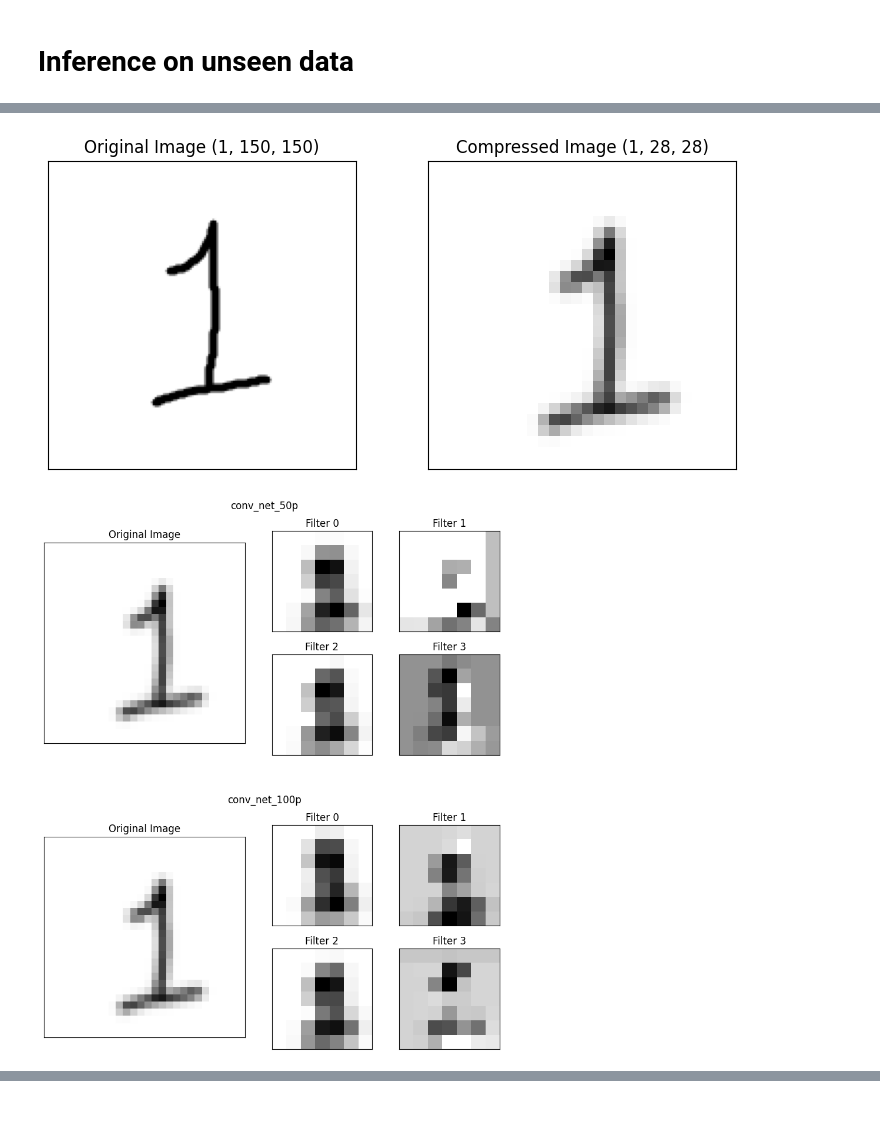
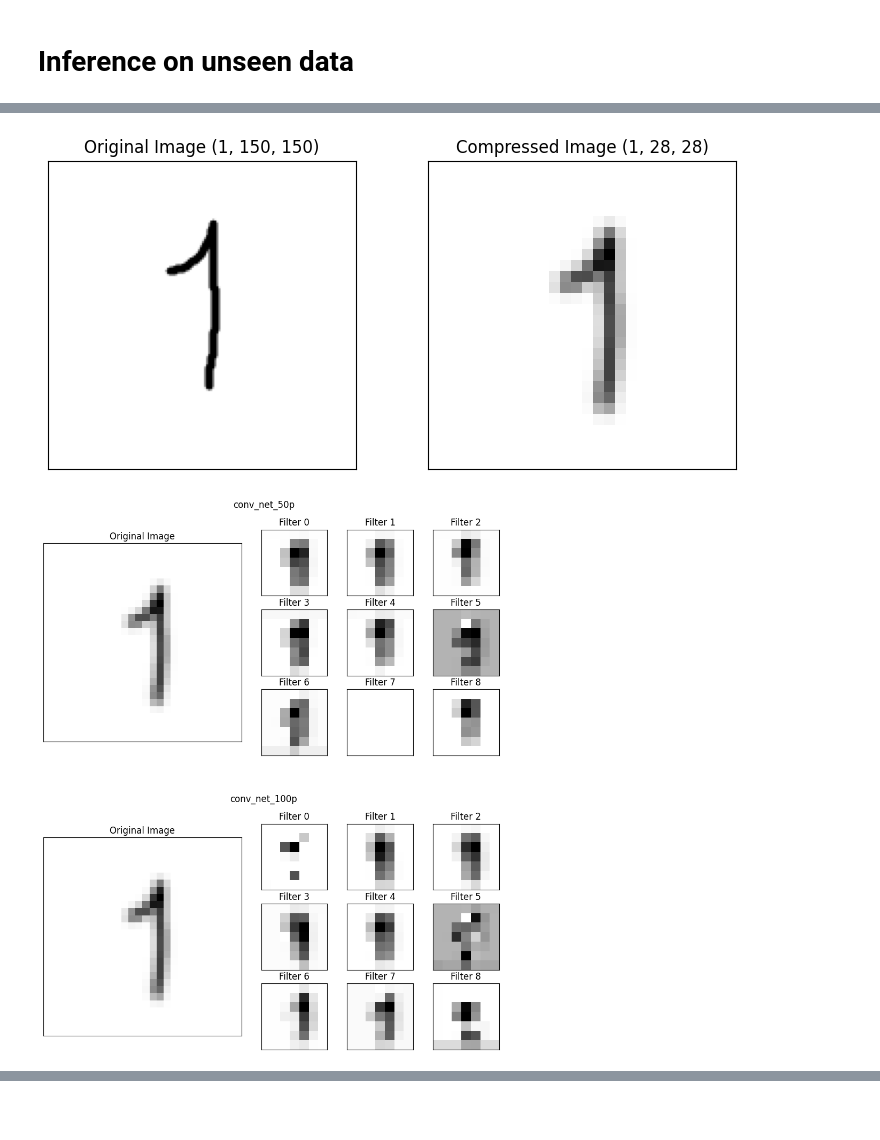
Before and after one commit to Ngoc-Cac/Deep-Learning-with-PyTorch, a Jupyter notebook: Topics/Convolutional Network/1.b CNN_demo analysis.ipynb, the cells around one changed output, grey strips where cells are left out. Drawn from its saved outputs; the diff is of its cells as text; code cells hidden in the pictures.

Commit message:
Update 1.b CNN_demo analysis.ipynb
update 1.b to conform with the new model

```diff
--- a/Topics/Convolutional Network/1.b CNN_demo analysis.ipynb
+++ b/Topics/Convolutional Network/1.b CNN_demo analysis.ipynb
@@ -47,11 +47,12 @@ class ConvolutionLayer(nn.Module):
     def forward(self, in_data):
         return self.layer(in_data)
 # %%
-in_features = 4 * 28 * 28 // (2 ** (2 * 2))
+final_channels = 9
+in_features = final_channels * 28 * 28 // (2 ** (2 * 2))
 
 conv_net_50p = nn.Sequential(
-    ConvolutionLayer(1, 32, nn.ReLU()),
-    ConvolutionLayer(32, 4, nn.ReLU()),
+    ConvolutionLayer(1, 4, nn.ReLU()),
+    ConvolutionLayer(4, final_channels, nn.ReLU()),
 
     nn.Flatten(),
     nn.Linear(in_features, 50), nn.ReLU(),
@@ -59,8 +60,8 @@ conv_net_50p = nn.Sequential(
     nn.Linear(50, 10)
 )
 conv_net_100p = nn.Sequential(
-    ConvolutionLayer(1, 32, nn.ReLU()),
-    ConvolutionLayer(32, 4, nn.ReLU()),
+    ConvolutionLayer(1, 4, nn.ReLU()),
+    ConvolutionLayer(4, final_channels, nn.ReLU()),
 
     nn.Flatten(),
     nn.Linear(in_features, 100), nn.ReLU(),
@@ -69,8 +70,8 @@ conv_net_100p = nn.Sequential(
 )
 # %%
 checkpoints = [
-    torch.load('./output/cnn_demo_3Layer_50Perc.pth', map_location='cpu'),
-    torch.load('./output/cnn_demo_3Layer_100Perc.pth', map_location='cpu')
+    torch.load('./output/cnn_demo_50Perc.pth', map_location='cpu'),
+    torch.load('./output/cnn_demo_100Perc.pth', map_location='cpu')
 ]
 
 conv_net_50p.load_state_dict(checkpoints[0]['model_dict'])
@@ -84,19 +85,20 @@ conv_net_100p.eval();
 def draw_filters(sample_image, convolved_filters, fig=None):
     cmap = 'gray_r'
     layout = [
-        ['Image', 0, 1],
-        ['Image', 2, 3]
+        ['Image', 0, 1, 2],
+        ['Image', 3, 4, 5],
+        ['Image', 6, 7, 8],
     ]
 
     if fig is None:
-        fig = plt.figure(figsize=(10, 5))
-    axes = fig.subplot_mosaic(layout, width_ratios=(2, 1, 1))
+        fig = plt.figure(figsize=(10, 6))
+    axes = fig.subplot_mosaic(layout, width_ratios=(3, 1, 1, 1))
 
     axes['Image'].imshow(sample_image.permute((1, 2, 0)), cmap=cmap)
     axes['Image'].set_title('Original Image')
     axes['Image'].set_xticks([])
     axes['Image'].set_yticks([])
-    for i in range(4):
+    for i in range(9):
         axes[i].set_title(f'Filter {i}')
         axes[i].imshow(convolved_filters[i], cmap=cmap)
         axes[i].set_xticks([])
@@ -218,7 +225,7 @@ def compress_image(
         new_img = new_img[:, :-extra_dims, :-extra_dims]
     return new_img
 # %%
-img = torchvision.io.read_image('./data/test_img/num1.2.png')
+img = torchvision.io.read_image('./data/test_img/num1.1.png')
 img = (255 - grayscaler(img[:3])) / 255
 
 lowpass_filtered_image = compress_image(img, 28, 3, 31)
@@ -236,23 +243,23 @@ axes[1].imshow(lowpass_filtered_image[0], cmap='gray_r')
 axes[1].set_xticks([]);
 axes[1].set_yticks([]);
 # %% [output]
-[figure, old version]
+[figure, new version]
 # %%
 # Reusing the layers extracted from the section above, remember to run those cells!
 convolved_input = [
     layers_50[1](layers_50[0](lowpass_filtered_image)).detach(),
     layers_100[1](layers_100[0](lowpass_filtered_image)).detach()
 ]
 
-fig = plt.figure(figsize=(10, 10))
+fig = plt.figure(figsize=(11, 11))
 subfigs = fig.subfigures(2, 1)
 subfigs[0].suptitle('conv_net_50p')
 subfigs[1].suptitle('conv_net_100p')
 
 draw_filters(lowpass_filtered_image, convolved_input[0], subfigs[0])
 draw_filters(lowpass_filtered_image, convolved_input[1], subfigs[1])
 # %% [output]
-[figure, old version]
+[figure, new version]
 # %%
 softmax = nn.Softmax(1)
 
```
Also changed, not shown: parts of 6 cells of this notebook.
